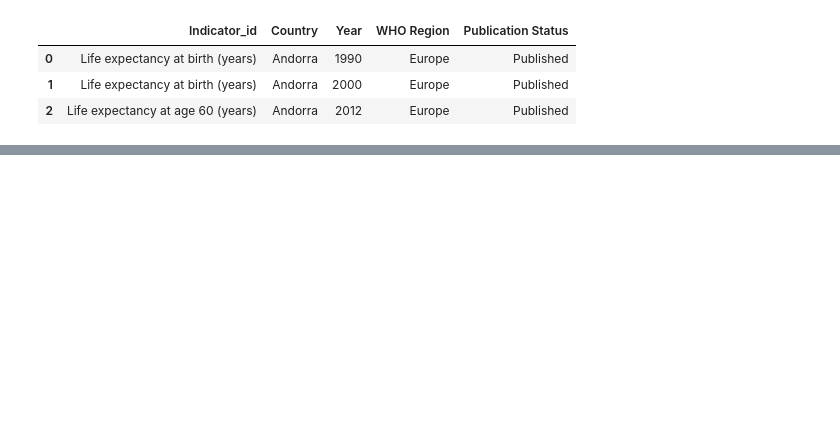
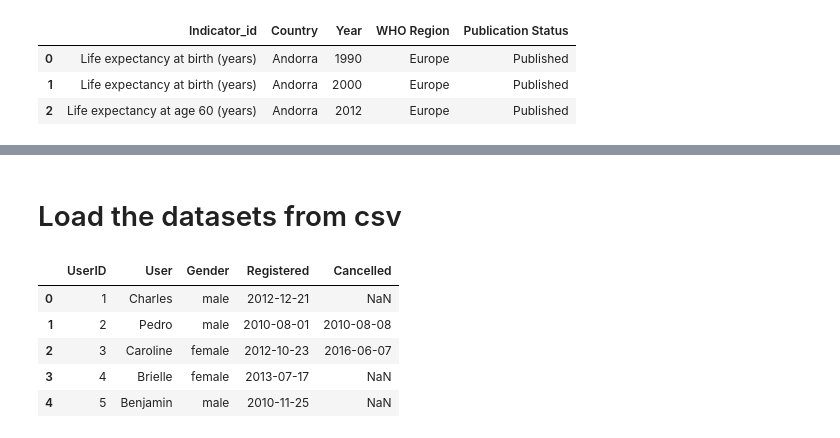
Before and after one commit to RancyChepchirchir/Assignments, a Jupyter notebook: Pandas_Life_expectancy_Assmnt.ipynb, the cells around one changed output, grey strips where cells are left out. Drawn from its saved outputs; the diff is of its cells as text; code cells hidden in the pictures; blank space fills up the shorter version.

```diff
--- a/Pandas_Life_expectancy_Assmnt.ipynb
+++ b/Pandas_Life_expectancy_Assmnt.ipynb
@@ -172,0 +193,12 @@ np.array(df1[['WHO Region']]).np.array
+# %% [markdown]
+# Load the datasets from csv
+# %%
+users = pd.read_csv('https://raw.githubusercontent.com/ben519/DataWrangling/master/Data/users.csv')
+users.head()
+# %% [output]
+|  | UserID | User | Gender | Registered | Cancelled |
+| 0 | 1 | Charles | male | 2012-12-21 | NaN |
+| 1 | 2 | Pedro | male | 2010-08-01 | 2010-08-08 |
+| 2 | 3 | Caroline | female | 2012-10-23 | 2016-06-07 |
+| 3 | 4 | Brielle | female | 2013-07-17 | NaN |
+| 4 | 5 | Benjamin | male | 2010-11-25 | NaN |
```
Also changed, not shown: parts of 17 cells of this notebook.
